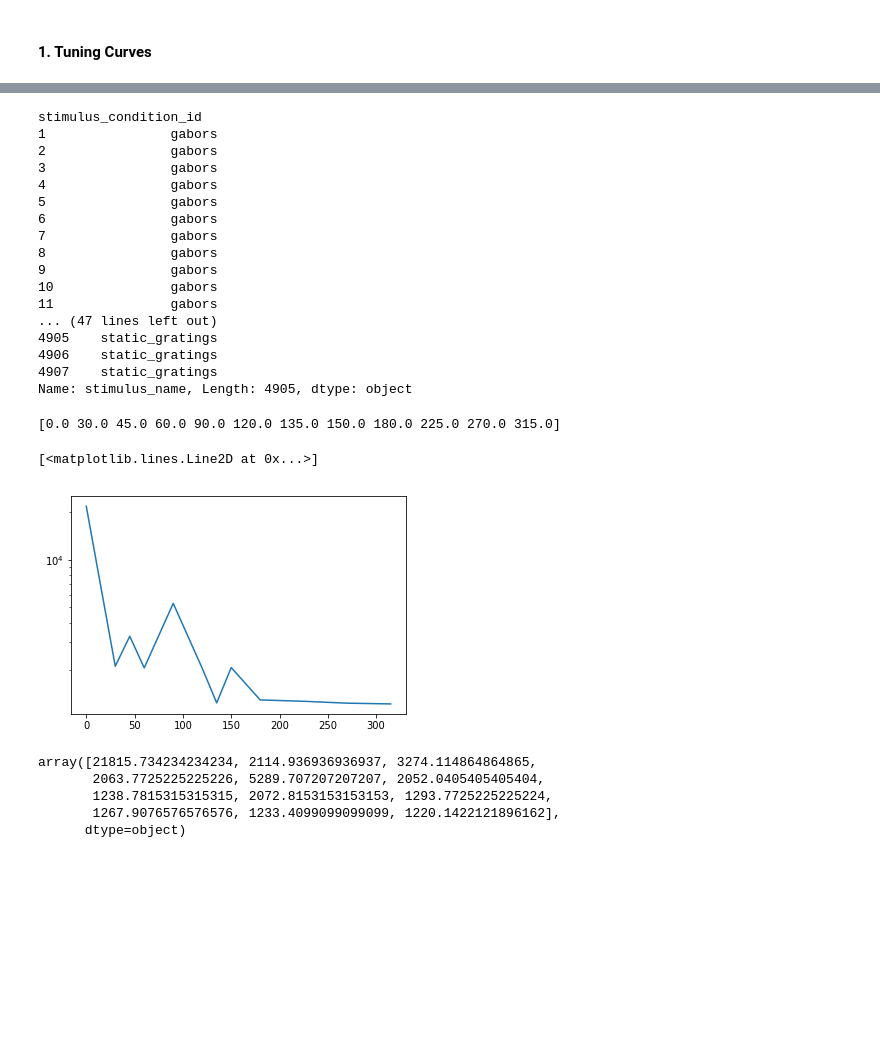
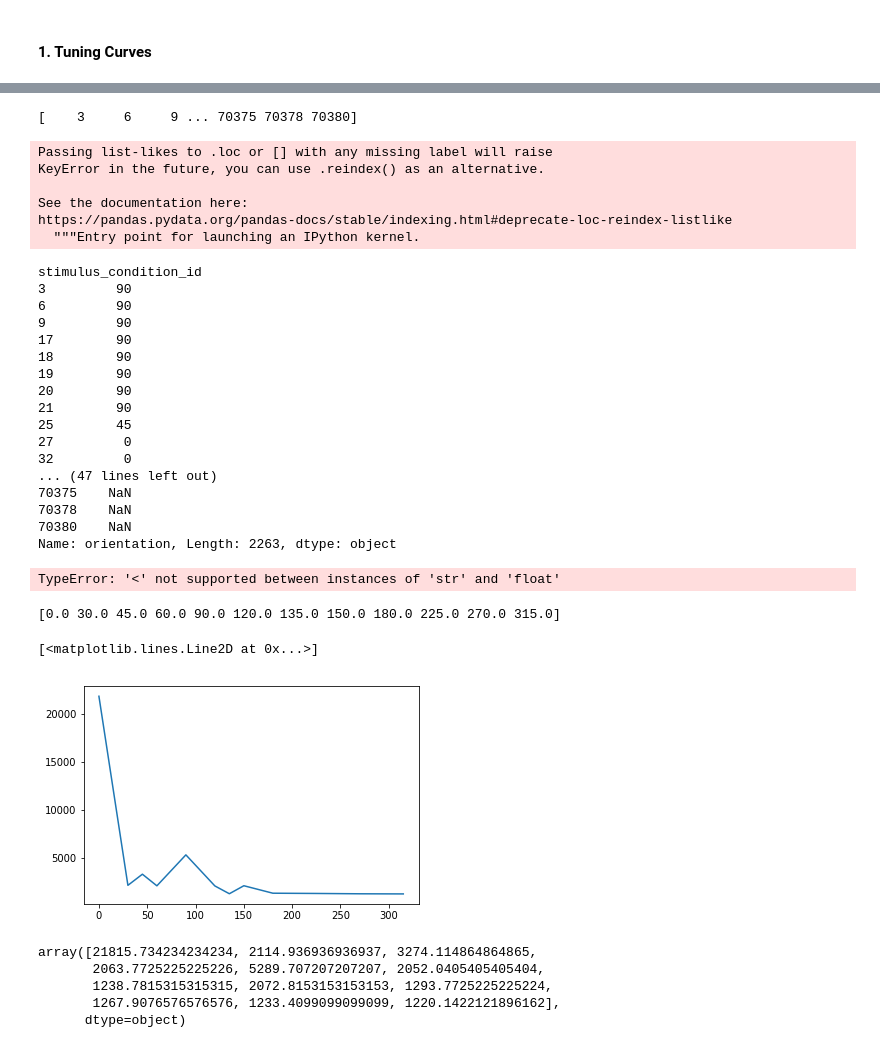
Before and after one commit to ViniciusLima94/allen-dataset, a Jupyter notebook: notebooks/1. Exploring the dataset.ipynb, the cells around one changed output, grey strips where cells are left out. Saved outputs shown, nothing was run; the diff lists cells and outputs as text; code cells hidden in the pictures; blank space fills up the shorter version.

```diff
--- a/notebooks/1. Exploring the dataset.ipynb
+++ b/notebooks/1. Exploring the dataset.ipynb
@@ -309,25 +327,37 @@ session.stimulus_conditions.head()
+# %%
+print(idx_drifting_gratings)
+# %% [output]
+[    3     6     9 ... 70375 70378 70380]
 # %%
-session.stimulus_conditions.stimulus_name[(session.stimulus_conditions.orientation!='null').values]
+session.stimulus_conditions.orientation.loc[idx_drifting_gratings]
 # %% [output]
-stimulus_condition_id
-1                gabors
-2                gabors
-3                gabors
-4                gabors
-5                gabors
-6                gabors
-7                gabors
-8                gabors
-9                gabors
-10               gabors
-11               gabors
-... (47 lines left out)
-4905    static_gratings
-4906    static_gratings
-4907    static_gratings
-Name: stimulus_name, Length: 4905, dtype: object
+Passing list-likes to .loc or [] with any missing label will raise
+KeyError in the future, you can use .reindex() as an alternative.
+
+See the documentation here:
+https://pandas.pydata.org/pandas-docs/stable/indexing.html#deprecate-loc-reindex-listlike
+  """Entry point for launching an IPython kernel.
+stimulus_condition_id
+3         90
+6         90
+9         90
+17        90
+18        90
+19        90
+20        90
+21        90
+25        45
+27         0
+32         0
+... (47 lines left out)
+70375    NaN
+70378    NaN
+70380    NaN
+Name: orientation, Length: 2263, dtype: object
 # %%
-unique_orientations = np.unique( session.stimulus_conditions.orientation[(session.stimulus_conditions.orientation!='null').values].values )
+unique_orientations = np.unique( session.stimulus_conditions.orientation[session.stimulus_conditions.stimulus_name=='drifting_gratings'].values )
+# %% [output]
+TypeError: '<' not supported between instances of 'str' and 'float'
 # %%
 print(unique_orientations)
 # %% [output]
@@ -350,10 +380,10 @@ for i in tqdm( range( len(unique_orientations) ) ):
     f_sig[i] = times.groupby(['unit_id']).apply(len).values.std() #/ np.sqrt(len(times.groupby(['unit_id'])))
 # %%
 plt.plot(unique_orientations, f_mu)
-plt.fill_between(unique_orientations, f_mu-f_sig, f_mu+f_sig, alpha=0.2)
+#plt.fill_between(unique_orientations, f_mu-f_sig, f_mu+f_sig, alpha=0.2)
 # %% [output]
 [<matplotlib.lines.Line2D at 0x...>]
-[figure, old version]
+[figure, new version]
 # %%
 f_mu
 # %% [output]
```
Also changed, not shown: parts of 49 cells of this notebook.
